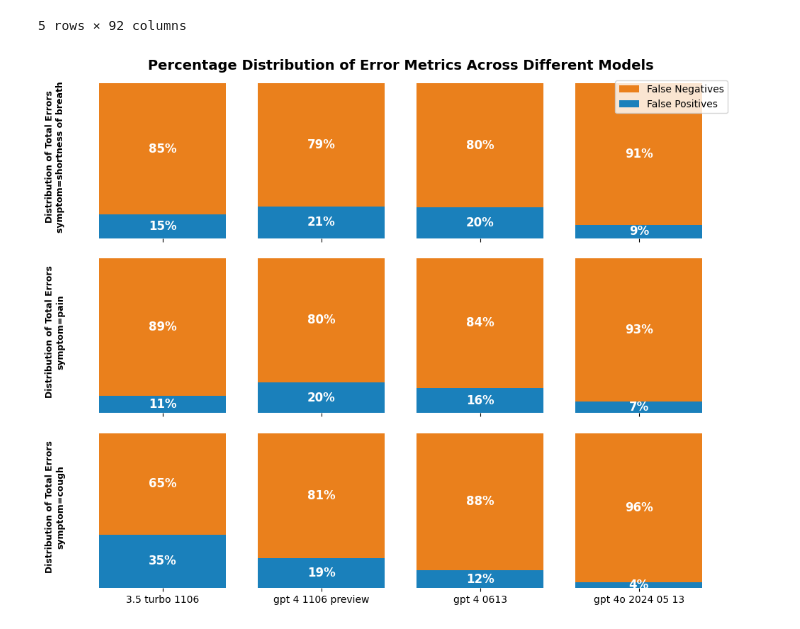
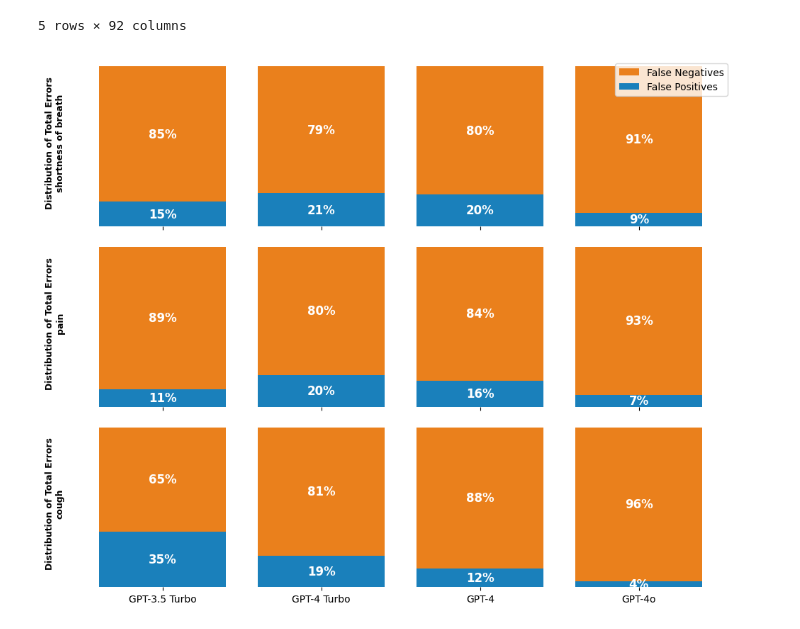
Before and after one commit to lindvalllab/symptom-extraction-demo, a Jupyter notebook: demo.ipynb, the cells around one changed output. Saved outputs shown, nothing was run; the diff lists cells and outputs as text; code cells hidden in the pictures.

Commit message:
Updated notebook with new figure

```diff
--- a/demo.ipynb
+++ b/demo.ipynb
@@ -587,7 +587,7 @@ def plot_hallucination_bars(ax, categories, fp_percentages, fn_percentages, symp
     ax.yaxis.set_major_formatter(mtick.PercentFormatter())
 
     # Add labels and title
-    ax.set_ylabel(f'Distribution of Total Errors\nsymptom={symptom.replace("_", " ")}', fontsize=9, fontweight='bold')
+    ax.set_ylabel(f'Distribution of Total Errors\n{symptom.replace("_", " ")}', fontsize=9, fontweight='bold')
 
     # Add data labels inside bars
     for cat, fp, fn in zip(categories, fp_percentages, fn_percentages):
@@ -608,34 +608,43 @@ def plot_hallucination_bars(ax, categories, fp_percentages, fn_percentages, symp
 
 # Create the figure and the axes
 symptoms_of_interest = ['shortness_of_breath', 'pain', 'cough']
 model_versions = ['gpt_3_5_turbo_1106', 'gpt_4_1106_preview', 'gpt_4_0613', 'gpt_4o_2024_05_13']
 
 fig, axs = plt.subplots(nrows=len(symptoms_of_interest), figsize=(10, 8), sharex=True, sharey=True)
 for i, symptom in enumerate(symptoms_of_interest):
     error_data = get_error_data(
         data,
         symptom=symptom,
         model_versions=model_versions
     )
 
     # Prepare the data for plotting
     #categories = [cat.replace('_', ' ') for cat in error_data.keys()]  # Replace underscores in model names
-    categories = [cat.replace('_', ' ') if cat != 'gpt_3_5_turbo_1106' else '3.5 turbo 1106' for cat in error_data.keys()]
+
+    #categories = [cat.replace('_', ' ') if cat != 'gpt_3_5_turbo_1106' else '3.5 turbo 1106' for cat in error_data.keys()]
+    categories = [
+    'GPT-3.5 Turbo' if cat == 'gpt_3_5_turbo_1106' else
+    'GPT-4 Turbo' if cat == 'gpt_4_1106_preview' else
+    'GPT-4' if cat == 'gpt_4_0613' else
+    'GPT-4o' if cat == 'gpt_4o_2024_05_13' else
+    cat.replace('_', ' ')
+    for cat in error_data.keys()
+]
 
     fp_percentages = [error_data[cat]['FP'] / (error_data[cat]['FP'] + error_data[cat]['FN']) * 100 for cat in error_data.keys()]
     fn_percentages = [error_data[cat]['FN'] / (error_data[cat]['FP'] + error_data[cat]['FN']) * 100 for cat in error_data.keys()]
 
     # Plot the data
     plot_hallucination_bars(axs[i], categories, fp_percentages, fn_percentages, symptom=symptom)
 
-axs[0].set_title('Percentage Distribution of Error Metrics Across Different Models', fontsize=14, fontweight='bold')
+#axs[0].set_title('Percentage Distribution of Error Metrics Across Different Models', fontsize=14, fontweight='bold')
 axs[0].legend(frameon=True)
 
 # Adjust layout for tight fitting and save the figure if needed
 plt.tight_layout()
 # plt.savefig('error_distribution_chart.png', dpi=300) # Uncomment to save the figure
-
+plt.savefig("error distribution_9_18_24.png", dpi=300)
 # Show the plot
 plt.show()
 # %% [output]
-[figure, old version]
+[figure, new version]
```
